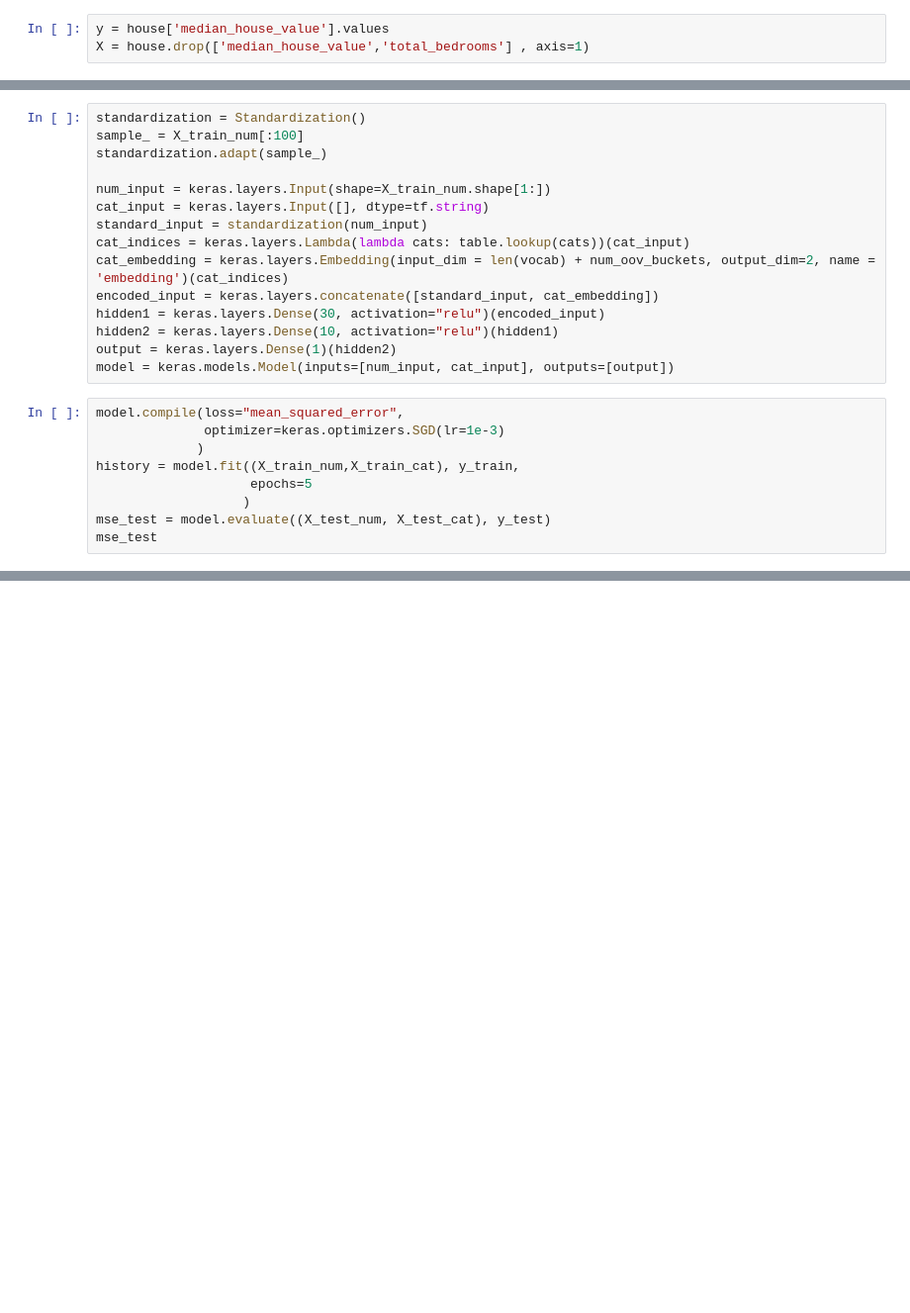
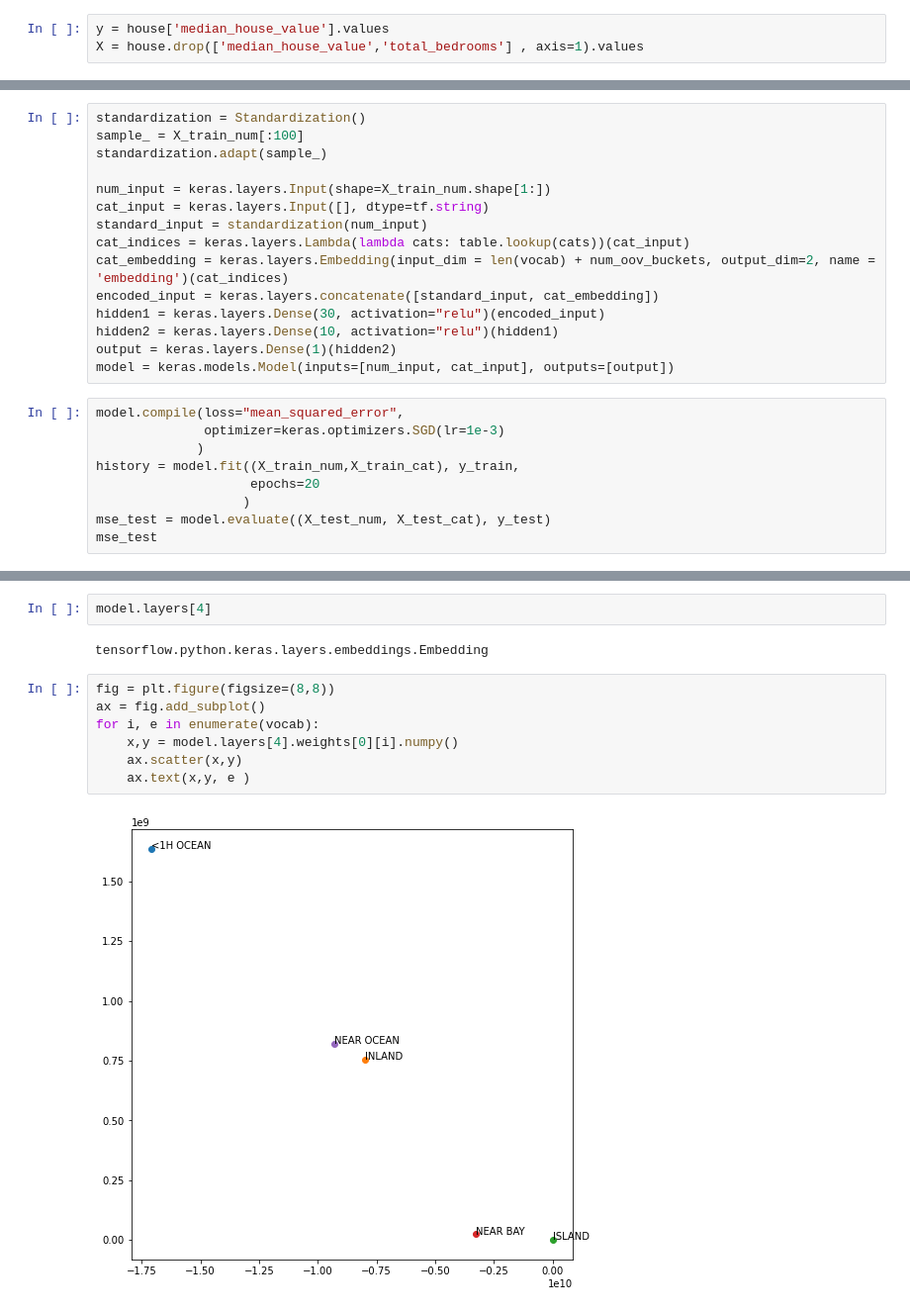
Before and after one commit to matzigno/CSML21, a Jupyter notebook: ETLPipeline.ipynb, the cells around one changed output, grey strips where cells are left out. Shown at 99% size. Saved outputs shown, nothing was run; the diff lists cells and outputs as text; blank space fills up the shorter version.

```diff
--- a/ETLPipeline.ipynb
+++ b/ETLPipeline.ipynb
@@ -1274,7 +1274,7 @@ Epoch 5/5
 house = pd.read_csv('housing.csv')
 # %%
 y = house['median_house_value'].values
-X = house.drop(['median_house_value','total_bedrooms'] , axis=1)
+X = house.drop(['median_house_value','total_bedrooms'] , axis=1).values
 # %%
 X.info()
 # %% [output]
@@ -1377,7 +1377,7 @@ model.compile(loss="mean_squared_error",
               optimizer=keras.optimizers.SGD(lr=1e-3)
              )
 history = model.fit((X_train_num,X_train_cat), y_train,
-                    epochs=5
+                    epochs=20
                    )
 mse_test = model.evaluate((X_test_num, X_test_cat), y_test)
 mse_test
@@ -1396,0 +1403,13 @@ Epoch 5/5
+# %%
+model.layers[4]
+# %% [output]
+tensorflow.python.keras.layers.embeddings.Embedding
+# %%
+fig = plt.figure(figsize=(8,8))
+ax = fig.add_subplot()
+for i, e in enumerate(vocab):
+    x,y = model.layers[4].weights[0][i].numpy()
+    ax.scatter(x,y)
+    ax.text(x,y, e )
+# %% [output]
+[figure, added]
```
Also changed, not shown: parts of 3 cells of this notebook.
